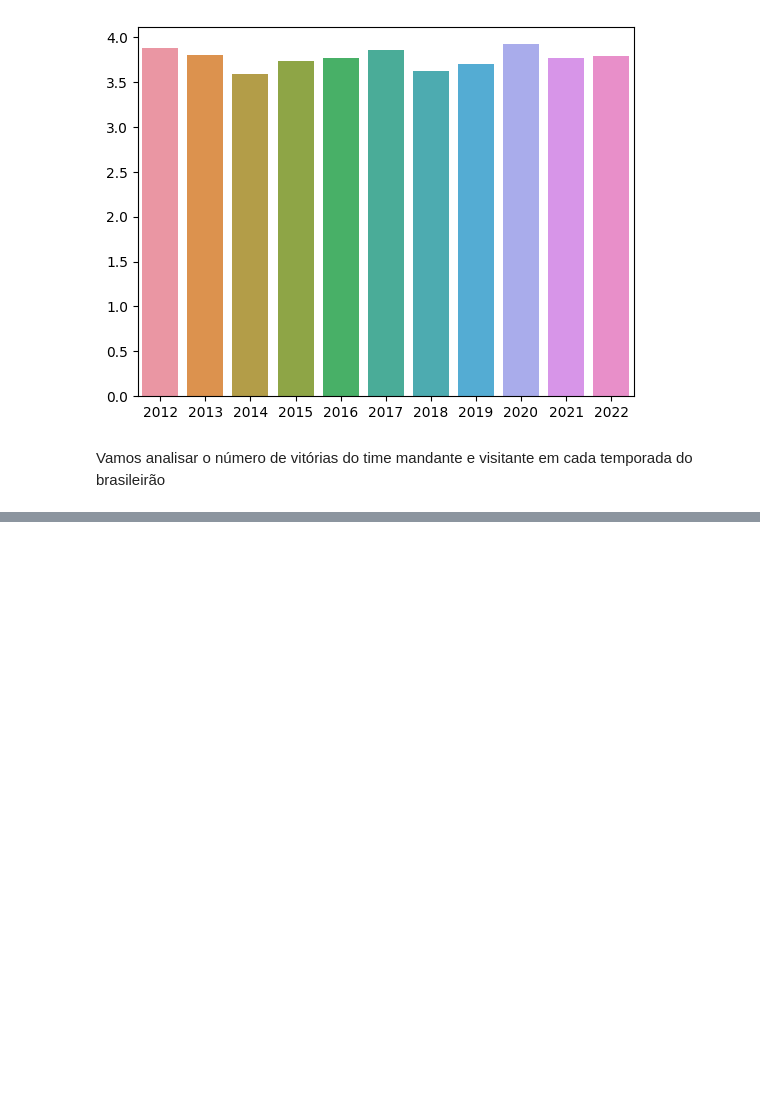
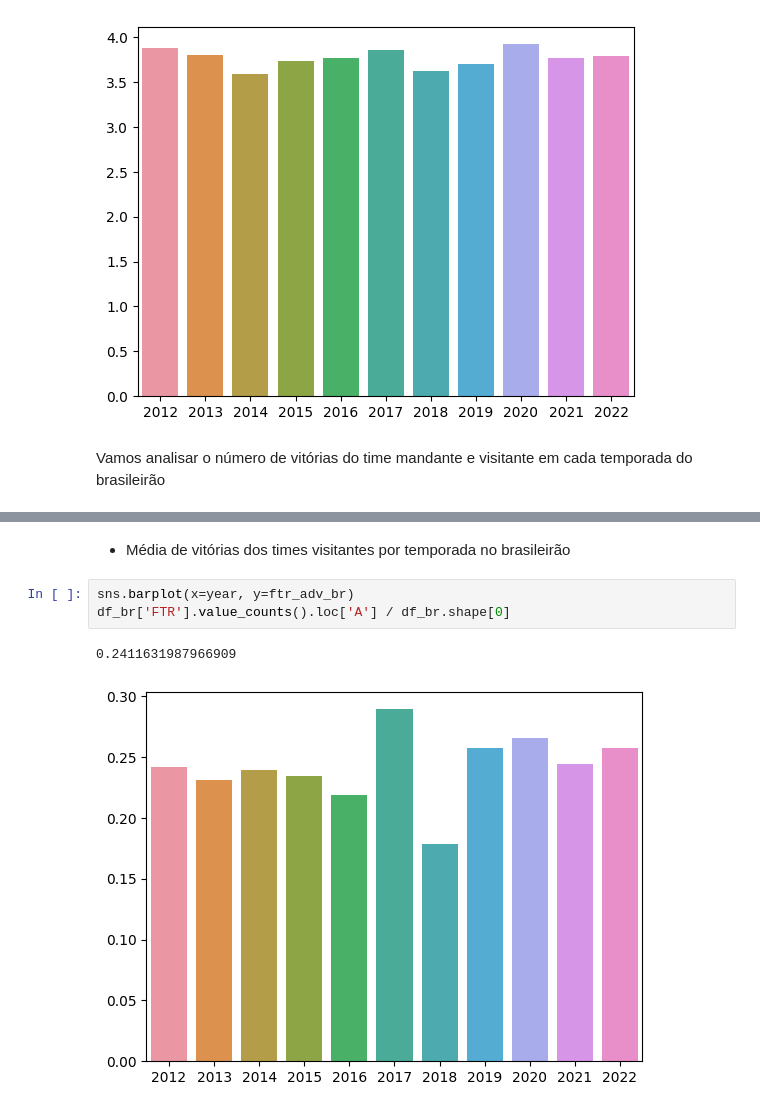
Before and after one commit to matheusalb/Veva365, a Jupyter notebook: Projeto 1.ipynb, the cells around one changed output, grey strips where cells are left out. Saved outputs shown, nothing was run; the diff lists cells and outputs as text; blank space fills up the shorter version.

```diff
--- a/Projeto 1.ipynb
+++ b/Projeto 1.ipynb
@@ -697,0 +714,8 @@ ftr_br
+# %% [markdown]
+- Média de vitórias dos times visitantes por temporada no brasileirão
+# %%
+sns.barplot(x=year, y=ftr_adv_br)
+df_br['FTR'].value_counts().loc['A'] / df_br.shape[0]
+# %% [output]
+0.2411631987966909
+[figure, added]
```
Also changed, not shown: parts of 21 cells of this notebook.
